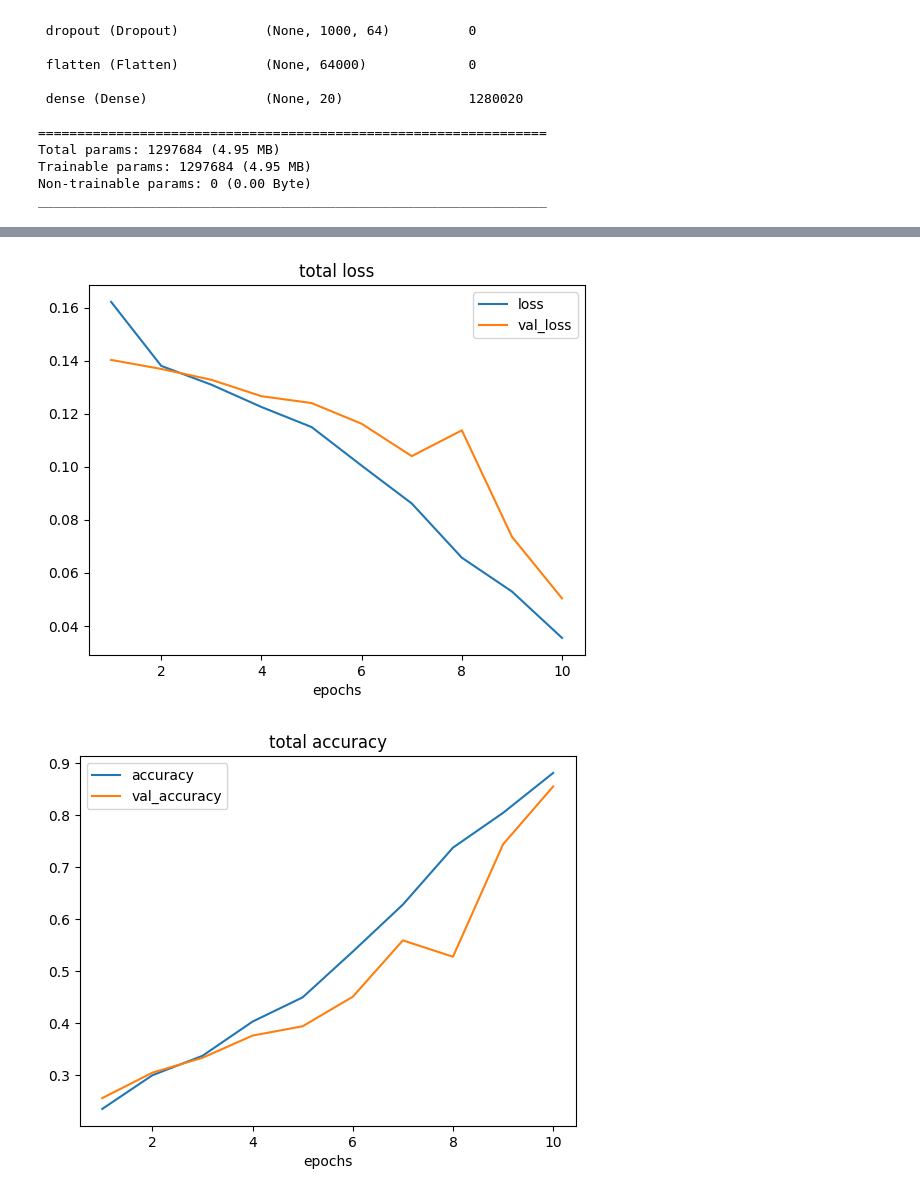
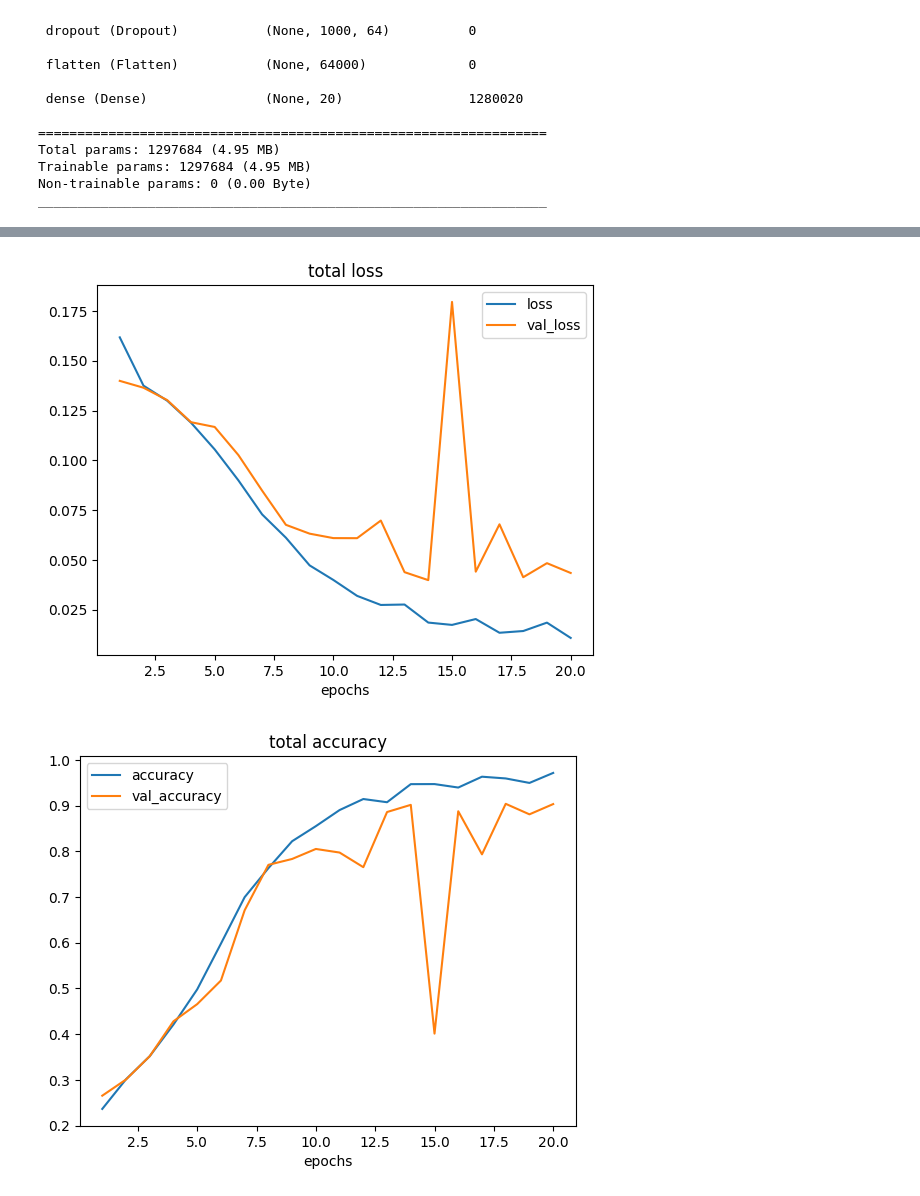
Before and after one commit to alex-deineha/pure-calculus, a Jupyter notebook: src/tests_17_ann_and_terms/lstm_by_simple_text_representation/lstm_class_to_redexes.ipynb, the cells around one changed output, grey strips where cells are left out. Saved outputs shown, nothing was run; the diff lists cells and outputs as text; code cells hidden in the pictures.

Commit message:
Training LSTM on simplified term representation data for predicting count redexes, retrained on more epochs, no better results.

```diff
--- a/src/tests_17_ann_and_terms/lstm_by_simple_text_representation/lstm_class_to_redexes.ipynb
+++ b/src/tests_17_ann_and_terms/lstm_by_simple_text_representation/lstm_class_to_redexes.ipynb
@@ -16,7 +16,7 @@ from matplotlib import pyplot as plt
 # %%
 maxlen = 1_000
 batch_size = 32
-epochs = 10
+epochs = 20
 num_neurons = 64
 onehot_dims = 4
 # %% [markdown]
@@ -171,20 +168,20 @@ Epoch 10/10
 # %%
-plt.plot(range(1, 10 + 1), history.history['loss'], label="loss")
-plt.plot(range(1, 10 + 1), history.history['val_loss'], label="val_loss")
+plt.plot(range(1, epochs + 1), history.history['loss'], label="loss")
+plt.plot(range(1, epochs + 1), history.history['val_loss'], label="val_loss")
 plt.xlabel("epochs")
 plt.title("total loss")
 
 plt.legend()
 plt.show()
 # %% [output]
-[figure, old version]
+[figure, new version]
 # %%
-plt.plot(range(1, 10 + 1), history.history['accuracy'], label="accuracy")
-plt.plot(range(1, 10 + 1), history.history['val_accuracy'], label="val_accuracy")
+plt.plot(range(1, epochs + 1), history.history['accuracy'], label="accuracy")
+plt.plot(range(1, epochs + 1), history.history['val_accuracy'], label="val_accuracy")
 plt.xlabel("epochs")
 plt.title("total accuracy")
 
 plt.legend()
 plt.show()
 # %% [output]
-[figure, old version]
+[figure, new version]
```
Also changed, not shown: parts of 4 cells of this notebook.
